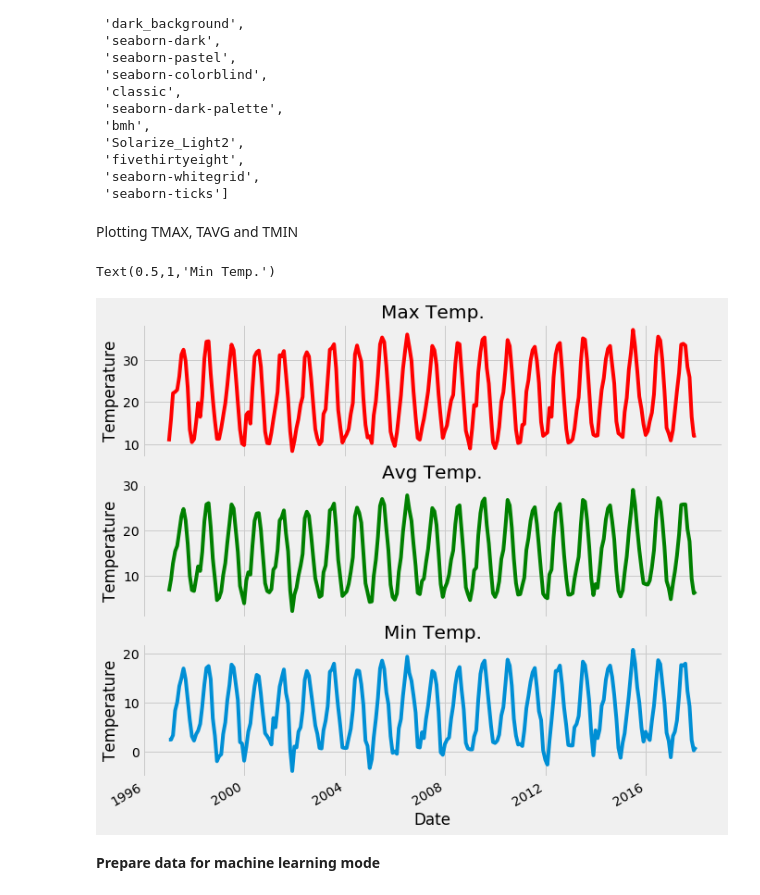
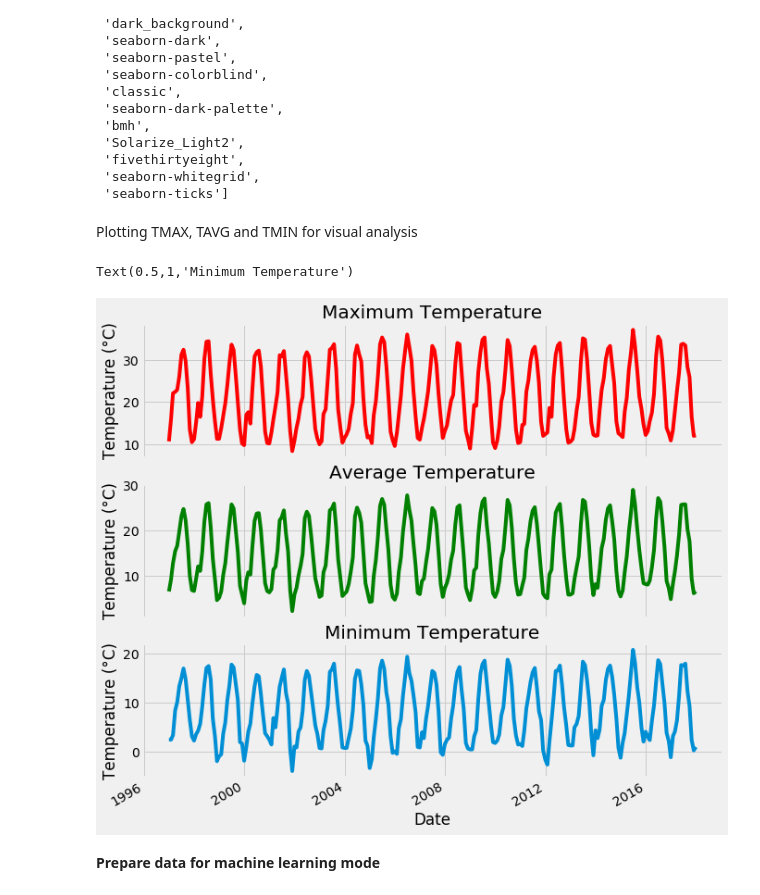
Before and after one commit to alvertogit/datascience, a Jupyter notebook: Random Forest Max Temperature Madrid Barajas Airport.ipynb, the cells around one changed output. Cells and saved outputs as stored; diff of their text form; code cells hidden in the pictures.

```diff
--- a/Random Forest Max Temperature Madrid Barajas Airport.ipynb
+++ b/Random Forest Max Temperature Madrid Barajas Airport.ipynb
@@ -54,5 +80,5 @@ Removing columns which are not going to be used
 # %%
-removed_columns = ['STATION',
+drop_columns = ['STATION',
                    'NAME',
                    'LATITUDE',
                    'LONGITUDE',
@@ -77,5 +103,5 @@ removed_columns = ['STATION',
                    'TMAX_ATTRIBUTES',
                    'TMIN_ATTRIBUTES']
 
-df=df.drop(removed_columns, axis = 1)
+df=df.drop(drop_columns, axis = 1)
 # %% [markdown]
@@ -132,25 +158,25 @@ plt.style.available[:15]
  'seaborn-whitegrid',
  'seaborn-ticks']
 # %% [markdown]
-Plotting TMAX, TAVG and TMIN
+Plotting TMAX, TAVG and TMIN for visual analysis
 # %%
 plt.style.use('fivethirtyeight')
 
 # setting up plot layout
 fig, ((ax1, ax2, ax3)) = plt.subplots(nrows=3, ncols=1, figsize = (10,10))
 fig.autofmt_xdate()
 
 ax1.plot(date, df['TMAX'],'r')
-ax1.set_xlabel(''); ax1.set_ylabel('Temperature'); ax1.set_title('Max Temp.')
+ax1.set_xlabel(''); ax1.set_ylabel('Temperature (°C)'); ax1.set_title('Maximum Temperature')
 
 ax2.plot(date, df['TAVG'],'g')
-ax2.set_xlabel(''); ax2.set_ylabel('Temperature'); ax2.set_title('Avg Temp.')
+ax2.set_xlabel(''); ax2.set_ylabel('Temperature (°C)'); ax2.set_title('Average Temperature')
 
 ax3.plot(date, df['TMIN'])
-ax3.set_xlabel('Date'); ax3.set_ylabel('Temperature'); ax3.set_title('Min Temp.')
+ax3.set_xlabel('Date'); ax3.set_ylabel('Temperature (°C)'); ax3.set_title('Minimum Temperature')
 # %% [output]
-Text(0.5,1,'Min Temp.')
+Text(0.5,1,'Minimum Temperature')
-[figure, old version]
+[figure, new version]
 # %% [markdown]
 **Prepare data for machine learning mode**
 # %% [markdown]
```
Also changed, not shown: parts of 11 cells of this notebook, 1 other file.
